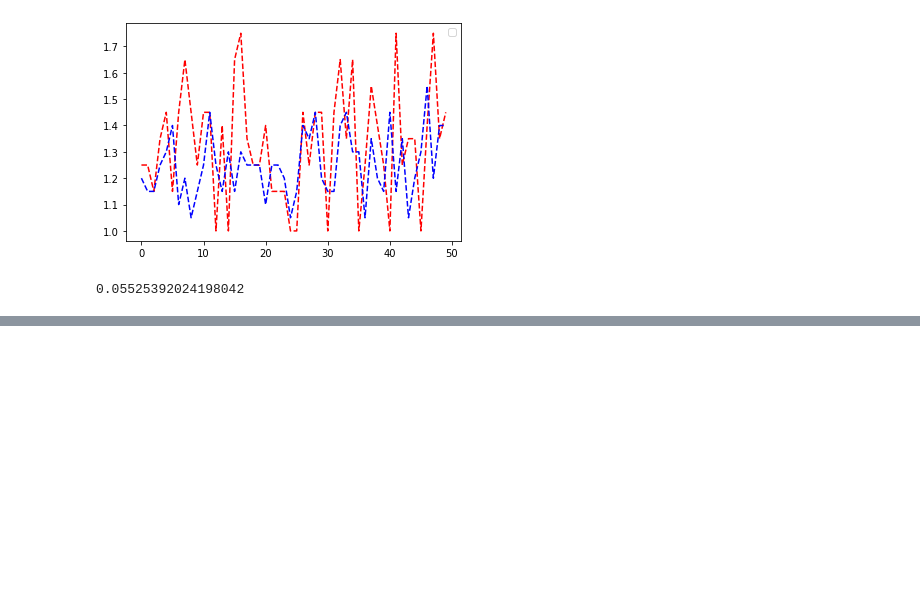
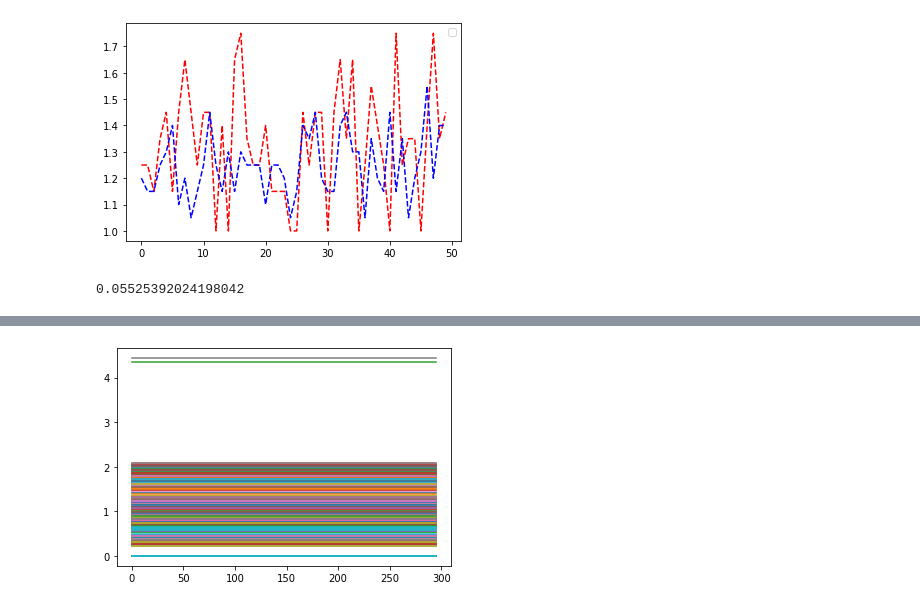
Before and after one commit to Prakyathkantharaju/Thesis_Speed_estimation, a Jupyter notebook: models/Data_based_models/transformer_1/data_processing.ipynb, the cells around one changed output, grey strips where cells are left out. Saved outputs shown, nothing was run; the diff lists cells and outputs as text; code cells hidden in the pictures; blank space fills up the shorter version.

```diff
--- a/models/Data_based_models/transformer_1/data_processing.ipynb
+++ b/models/Data_based_models/transformer_1/data_processing.ipynb
@@ -41,3 +41,6 @@ mse=np.mean((test_labels-test_preds)**2)
 print(mse)
 # %% [output]
 0.05525392024198042
+# %%
+from preprocessing1 import preprocess
+X,Y=preprocess()
@@ -43,0 +72,9 @@ print(mse)
+# %%
+import matplotlib.pyplot as plt
+plt.figure()
+for i in range(10000,15000):
+    plt.plot(X[i,:,8])
+
+plt.show()
+# %% [output]
+[figure, added]
```
Also changed, not shown: parts of 5 cells of this notebook, 21 other files.
